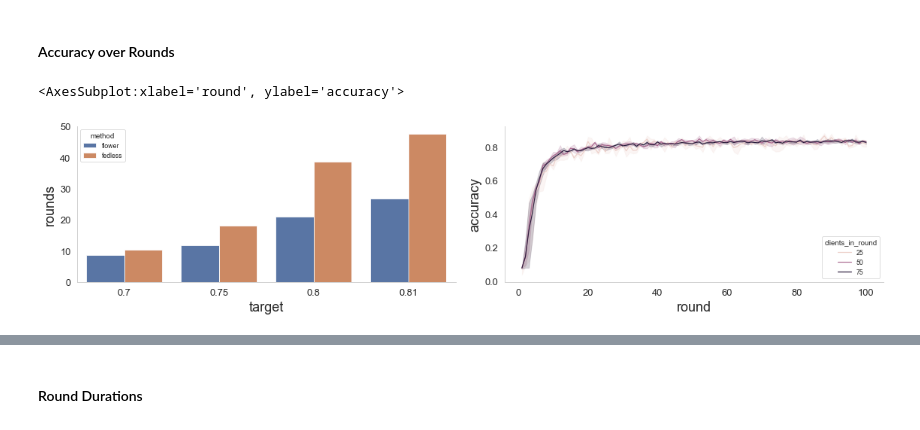
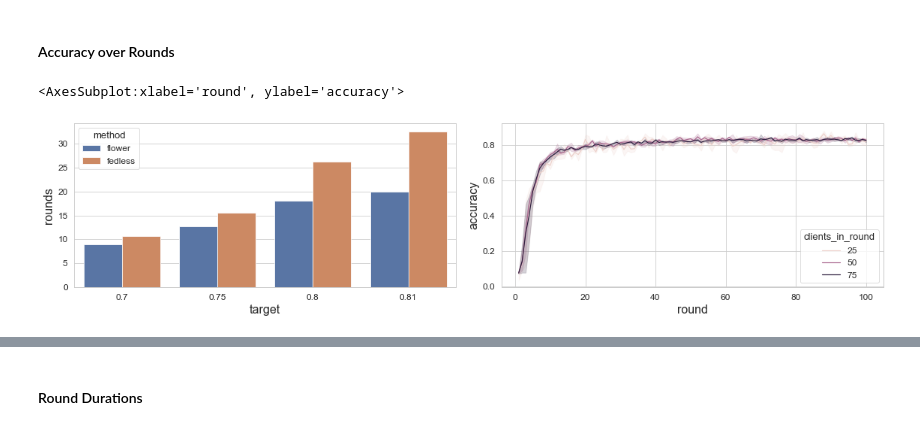
Before and after one commit to Serverless-Federated-Learning/FedLesScan, a Jupyter notebook: experiments/leaf-fedless-comparison.ipynb, the cells around one changed output, grey strips where cells are left out. Cells and saved outputs as stored; diff of their text form; code cells hidden in the pictures.

```diff
--- a/experiments/leaf-fedless-comparison.ipynb
+++ b/experiments/leaf-fedless-comparison.ipynb
@@ -47,11 +48,14 @@ sns.set(#font="Helvetica", #"Franklin Gothic Book",
  #‘ytick.right’: False})
         })
 
-sns.set_context("paper", rc={"font.size":16,
-                                "axes.titlesize":20,
-                                "axes.labelsize":18,
-                               "xtick.labelsize": 13,
-                               "ytick.labelsize": 13,})
+sns.set_context("paper", rc={"font.size":15,
+                                "axes.titlesize":18,
+                                "axes.labelsize":16,
+                               "xtick.labelsize": 12,
+                               "ytick.labelsize": 12,
+                                'legend.fontsize': 12,
+          'legend.handlelength': 1,
+                            'legend.title_fontsize': 13})
 # %%
 FLOWER_LOGS_FOLDER = Path("/Users/andreas/workspace/thesis-code/out/flower-logs")
 # %%
@@ -144,8 +148,8 @@ for folder in Path("/Users/andreas/workspace/thesis-code/out/").glob("fedless-*-
             df = df.astype(new_dtypes)
         fedless_client_dfs.append(df)
 
-fedless_df = pd.concat(fedless_dfs)
-fedless_client_df = pd.concat(fedless_client_dfs)
+fedless_df = pd.concat(fedless_dfs).sort_index()
+fedless_client_df = pd.concat(fedless_client_dfs).sort_index()
 # %% [markdown]
 ## MNIST
 # %% [markdown]
@@ -178,8 +182,24 @@ for target in [0.9, 0.95, 0.98, 0.99]:
     mean_round_until_target_fedless= df_[df_["accuracy"] >= target].groupby("seed").min("round")["round"].mean()
     vals.append((target, mean_round_until_target_fedless, "fedless"))
 
+sns.set_style("whitegrid")
+fig, ax = plt.subplots(figsize=(6, 4))
+df_ = pd.DataFrame(vals, columns=["target", "rounds", "method"])
+bar = sns.barplot(x="target", y="rounds", hue="method", data=df_, ax=ax)
 
-df_ = pd.DataFrame(vals, columns=["target", "rounds", "method"])
-sns.barplot(x="target", y="rounds", hue="method", data=df_)
+num_locations = len(df_.target.unique())
+hatches = itertools.cycle(['.', '/', '/', '//', '\\', '*', 'o', 'O', '.']) #['/', '//', '+', '-', 'x', '\\', '*', 'o', 'O', '.'])
+for i, bar in enumerate(ax.patches):
+    if i % num_locations == 0:
+        hatch = next(hatches)
+    bar.set_hatch(hatch)
+
+
 df_.pivot(columns="method", values="rounds", index="target")
+ax.set_ylabel("Rounds")
+ax.set_xlabel("Test Accuracy") # Weighted Mean
+ax.get_legend().remove()
+ax.legend(title="Method")
+fig.tight_layout()
+fig.savefig("leaf-fedless-rounds-target-accuracy.pdf", bbox_inches='tight', pad_inches=0)
 # %% [output]
@@ -344,24 +359,24 @@ interactive(children=(IntSlider(value=100, description='clients_per_round', max=
 # %%
 vals = []
 
 for target in [0.7, 0.75, 0.8, 0.81]:
-    df_ = flower_df.loc[("femnist", 75, 100, 5)]
+    df_ = flower_df.loc[("femnist", 25, 100, 5)]
     mean_round_until_target_flower = df_[df_["accuracy"] >= target].groupby("seed").min("round")["round"].mean()
     vals.append((target, mean_round_until_target_flower, "flower"))
-    df_ = fedless_df.loc[("femnist", 75)]
+    df_ = fedless_df.loc[("femnist", 25)]
     mean_round_until_target_fedless= df_[df_["accuracy"] >= target].groupby("seed").min("round")["round"].mean()
     vals.append((target, mean_round_until_target_fedless, "fedless"))
 
 fig, axarr = plt.subplots(ncols=2, figsize=(16, 4))
 df_ = pd.DataFrame(vals, columns=["target", "rounds", "method"])
 sns.barplot(x="target", y="rounds", hue="method", data=df_, ax=axarr[0])
 df_.pivot(columns="method", values="rounds", index="target")
 
 df_ = flower_df.loc[("femnist", slice(1,100), 100, 5)]
 sns.lineplot(x="round", y="accuracy",  data=df_, ax=axarr[1], hue="clients_in_round")
 # %% [output]
 <AxesSubplot:xlabel='round', ylabel='accuracy'>
-[figure, old version]
+[figure, new version]
 # %%
 vals = []
 for clients_in_round in [25, 50, 75]:
```
Also changed, not shown: parts of 6 cells of this notebook, 6 other files.
